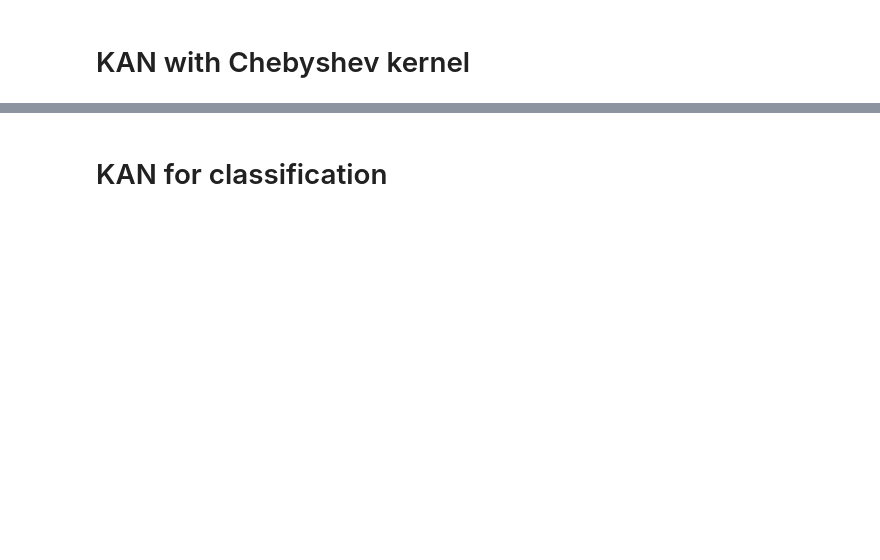
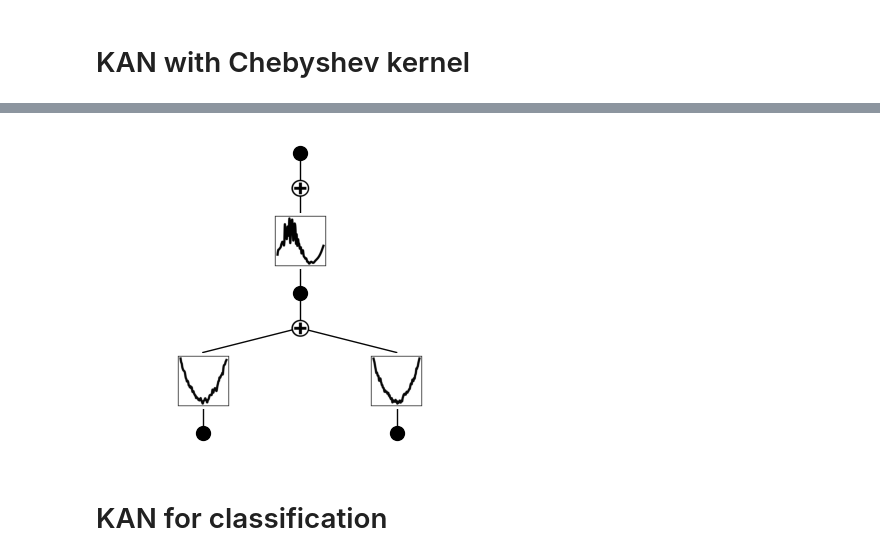
Before and after one commit to TAUforPython/machinelearning, a Jupyter notebook: NN KAN timeseries.ipynb, the cells around one changed output, grey strips where cells are left out. Cells and saved outputs as stored; diff of their text form; code cells hidden in the pictures; blank space fills up the shorter version.

```diff
--- a/NN KAN timeseries.ipynb
+++ b/NN KAN timeseries.ipynb
@@ -479,3 +624,7 @@ plt.show()
+# %%
+model.plot()
+# %% [output]
+[figure, added]
 # %% [markdown]
 # KAN for classification
 # %%
```
Also changed, not shown: parts of 20 cells of this notebook.
